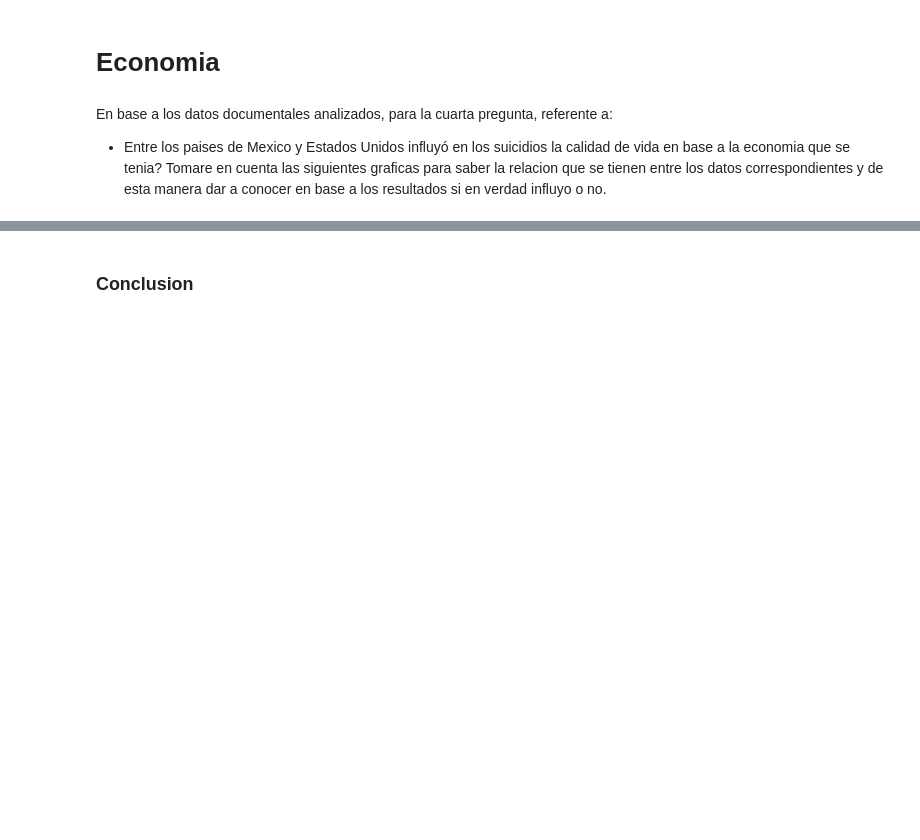
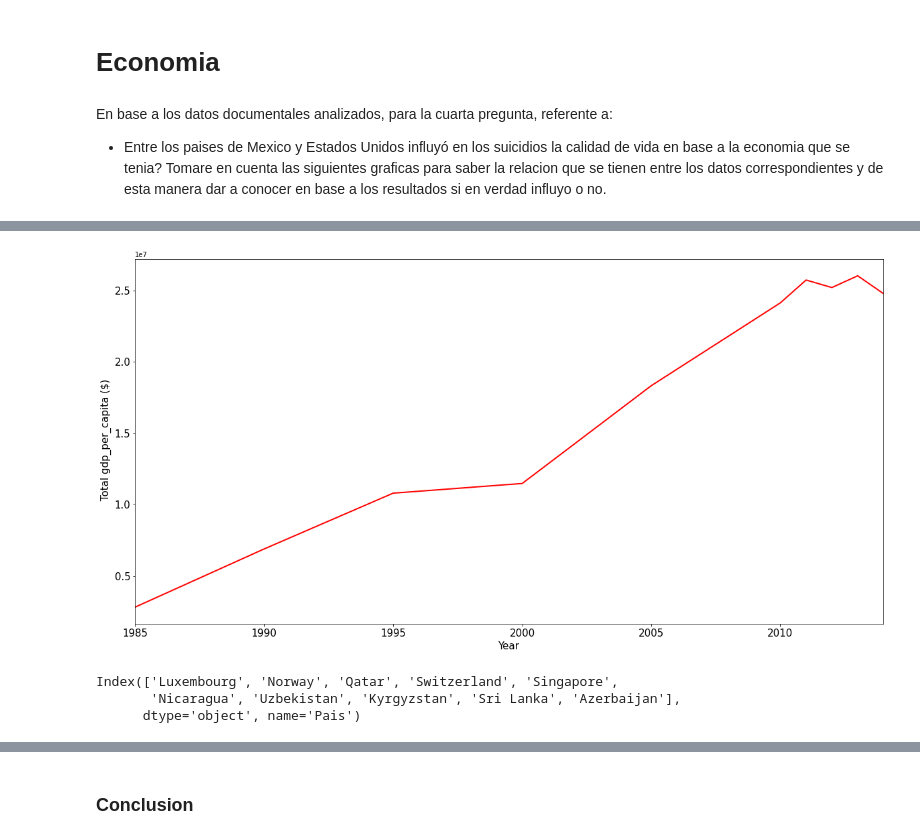
Before and after one commit to Mar98k/Min, a Jupyter notebook: PROYECTO MINERIA/AVANCE 2 PROYECTO 2.ipynb, the cells around one changed output, grey strips where cells are left out. Cells and saved outputs as stored; diff of their text form; code cells hidden in the pictures; blank space fills up the shorter version.

```diff
--- a/PROYECTO MINERIA/AVANCE 2 PROYECTO 2.ipynb
+++ b/PROYECTO MINERIA/AVANCE 2 PROYECTO 2.ipynb
@@ -265,0 +310,8 @@ En primer punto, mostrare el numero de suicidios totales que se han tenido por e
+# %%
+data_gdp = (df['gdp_per_capita ($)'].groupby(df.year)).sum()
+data_gdp.plot(figsize=(20,10), linewidth=2, fontsize=15,color='red')
+plt.xlabel('Year', fontsize=15)
+plt.ylabel(' Total gdp_per_capita ($)',fontsize=15)
+plt.show()
+# %% [output]
+[figure, added]
@@ -265,0 +324,11 @@ En primer punto, mostrare el numero de suicidios totales que se han tenido por e
+# %%
+top_countries = countries_by_gpd[:5]
+bot_countries = countries_by_gpd[-5:]
+
+# Append them for the future filter.
+countries_to_compare = top_countries.append(bot_countries)
+countries_to_compare
+# %% [output]
+Index(['Luxembourg', 'Norway', 'Qatar', 'Switzerland', 'Singapore',
+       'Nicaragua', 'Uzbekistan', 'Kyrgyzstan', 'Sri Lanka', 'Azerbaijan'],
+      dtype='object', name='Pais')
```
Also changed, not shown: parts of 14 cells of this notebook.
